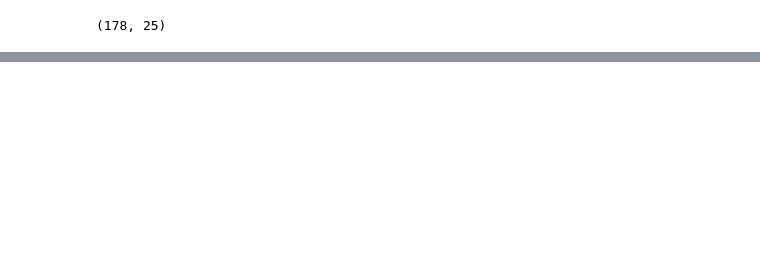
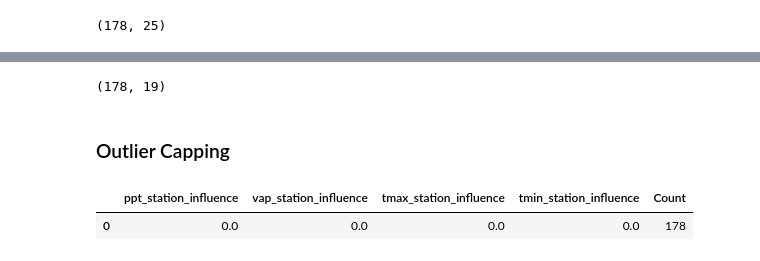
Before and after one commit to joe5campbell/frog_challenge, a Jupyter notebook: data_exploration.ipynb, the cells around one changed output, grey strips where cells are left out. Cells and saved outputs as stored; diff of their text form; code cells hidden in the pictures; blank space fills up the shorter version.

```diff
--- a/data_exploration.ipynb
+++ b/data_exploration.ipynb
@@ -277,0 +332,8 @@ tas_only_filt_cord_df.shape
+# %%
+# Dropping missing values and checking the final shape of data (2655,19)
+df_model_data = df_model_data.dropna()
+df_model_data.shape
+# %% [output]
+(178, 19)
+# %% [markdown]
+### Outlier Capping
@@ -277,0 +348,6 @@ tas_only_filt_cord_df.shape
+# %%
+# Checking unique values for the below columns
+df_model_data[["ppt_station_influence","vap_station_influence","tmax_station_influence","tmin_station_influence"]].value_counts().reset_index(name='Count')
+# %% [output]
+|  | ppt_station_influence | vap_station_influence | tmax_station_influence | tmin_station_influence | Count |
+| 0 | 0.0 | 0.0 | 0.0 | 0.0 | 178 |
```
Also changed, not shown: parts of 9 cells of this notebook.
